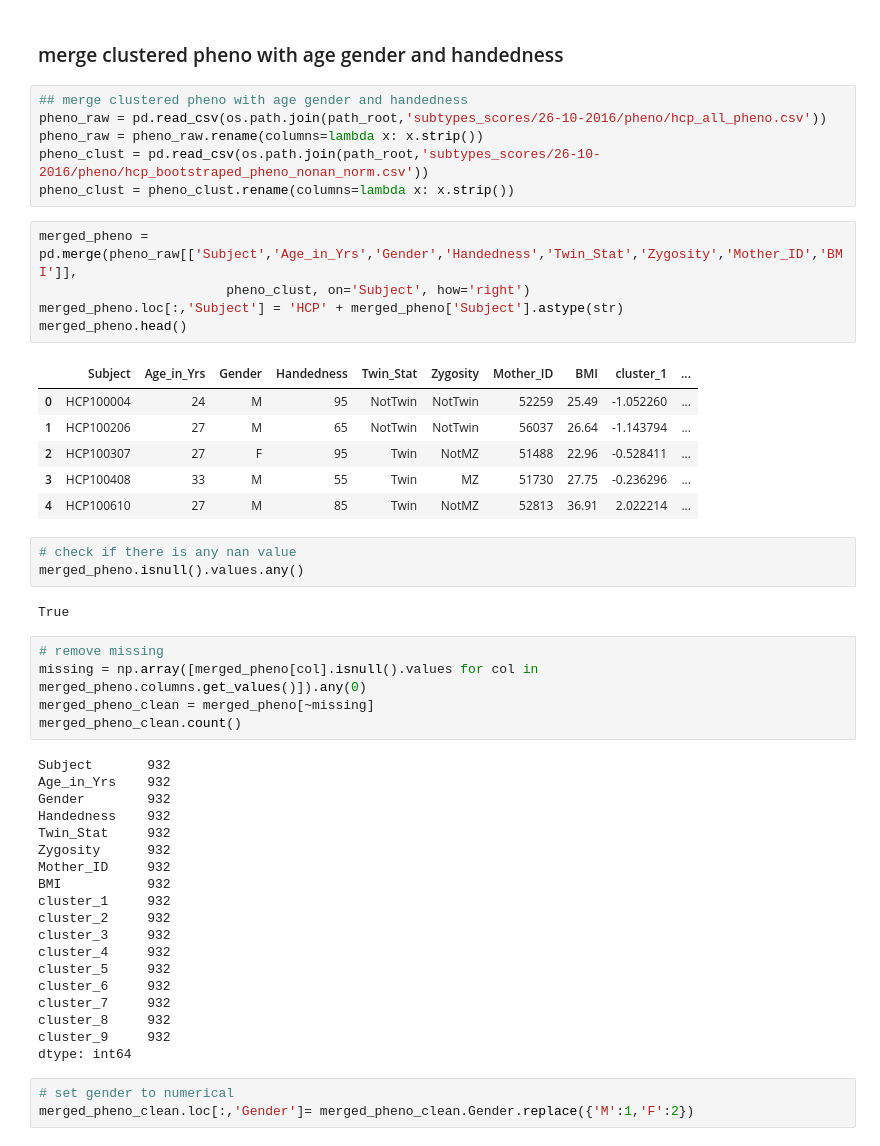
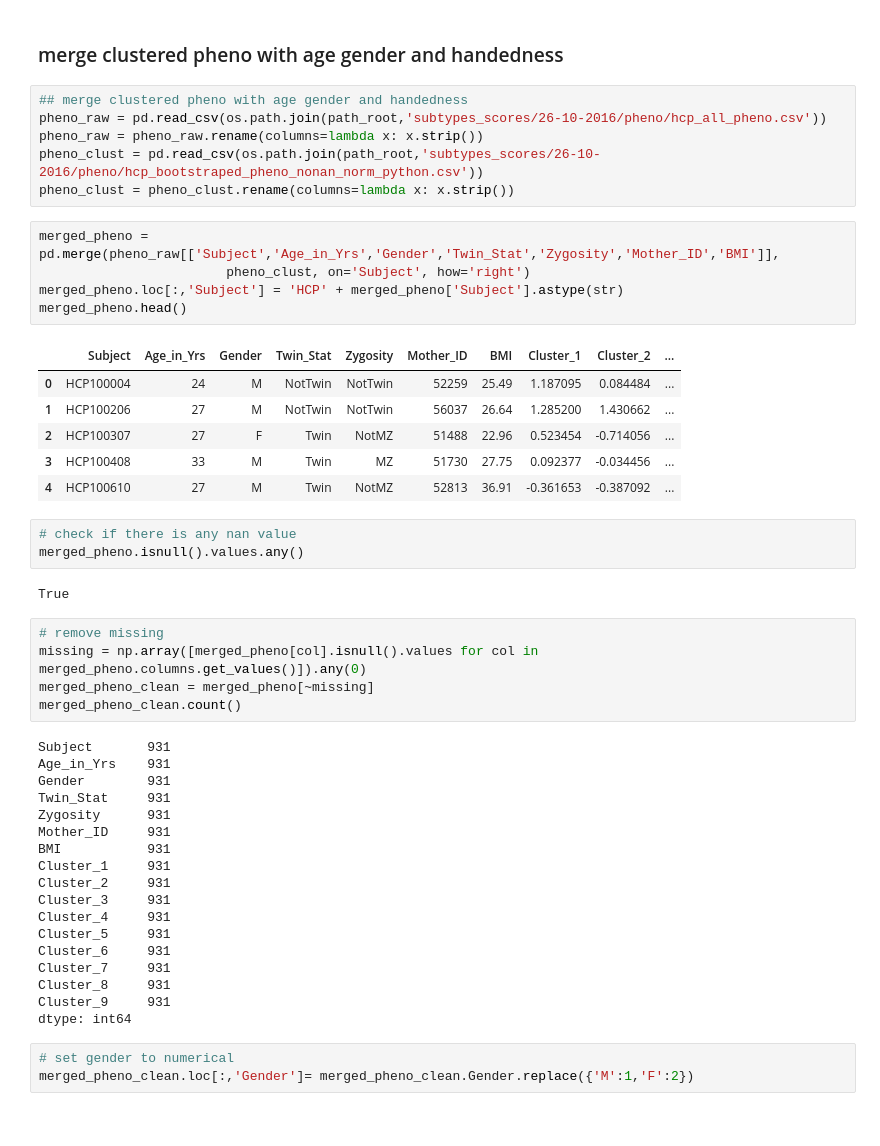
Before and after one commit to SIMEXP/hcp, a Jupyter notebook: hcp_build_phenotype_emotion.ipynb, the cells around one changed output. Cells and saved outputs as stored; diff of their text form.

```diff
--- a/hcp_build_phenotype_emotion.ipynb
+++ b/hcp_build_phenotype_emotion.ipynb
@@ -212,20 +212,20 @@ sns.jointplot(x="FD_RL", y="FD_LR", data=merged_scrub_RL_LR_subset,kind="reg");
 ## merge clustered pheno with age gender and handedness
 pheno_raw = pd.read_csv(os.path.join(path_root,'subtypes_scores/26-10-2016/pheno/hcp_all_pheno.csv'))
 pheno_raw = pheno_raw.rename(columns=lambda x: x.strip())
-pheno_clust = pd.read_csv(os.path.join(path_root,'subtypes_scores/26-10-2016/pheno/hcp_bootstraped_pheno_nonan_norm.csv'))
+pheno_clust = pd.read_csv(os.path.join(path_root,'subtypes_scores/26-10-2016/pheno/hcp_bootstraped_pheno_nonan_norm_python.csv'))
 pheno_clust = pheno_clust.rename(columns=lambda x: x.strip())
 # %%
-merged_pheno = pd.merge(pheno_raw[['Subject','Age_in_Yrs','Gender','Handedness','Twin_Stat','Zygosity','Mother_ID','BMI']],
+merged_pheno = pd.merge(pheno_raw[['Subject','Age_in_Yrs','Gender','Twin_Stat','Zygosity','Mother_ID','BMI']],
                         pheno_clust, on='Subject', how='right')
 merged_pheno.loc[:,'Subject'] = 'HCP' + merged_pheno['Subject'].astype(str)
 merged_pheno.head()
 # %% [output]
-|  | Subject | Age_in_Yrs | Gender | Handedness | Twin_Stat | Zygosity | Mother_ID | BMI | cluster_1 | ... |
-| 0 | HCP100004 | 24 | M | 95 | NotTwin | NotTwin | 52259 | 25.49 | -1.052260 | ... |
-| 1 | HCP100206 | 27 | M | 65 | NotTwin | NotTwin | 56037 | 26.64 | -1.143794 | ... |
-| 2 | HCP100307 | 27 | F | 95 | Twin | NotMZ | 51488 | 22.96 | -0.528411 | ... |
-| 3 | HCP100408 | 33 | M | 55 | Twin | MZ | 51730 | 27.75 | -0.236296 | ... |
-| 4 | HCP100610 | 27 | M | 85 | Twin | NotMZ | 52813 | 36.91 | 2.022214 | ... |
+|  | Subject | Age_in_Yrs | Gender | Twin_Stat | Zygosity | Mother_ID | BMI | Cluster_1 | Cluster_2 | ... |
+| 0 | HCP100004 | 24 | M | NotTwin | NotTwin | 52259 | 25.49 | 1.187095 | 0.084484 | ... |
+| 1 | HCP100206 | 27 | M | NotTwin | NotTwin | 56037 | 26.64 | 1.285200 | 1.430662 | ... |
+| 2 | HCP100307 | 27 | F | Twin | NotMZ | 51488 | 22.96 | 0.523454 | -0.714056 | ... |
+| 3 | HCP100408 | 33 | M | Twin | MZ | 51730 | 27.75 | 0.092377 | -0.034456 | ... |
+| 4 | HCP100610 | 27 | M | Twin | NotMZ | 52813 | 36.91 | -0.361653 | -0.387092 | ... |
 # %%
 # check if there is any nan value
 merged_pheno.isnull().values.any()
@@ -237,23 +237,22 @@ missing = np.array([merged_pheno[col].isnull().values for col in merged_pheno.co
 merged_pheno_clean = merged_pheno[~missing]
 merged_pheno_clean.count()
 # %% [output]
-Subject       932
-Age_in_Yrs    932
-Gender        932
-Handedness    932
-Twin_Stat     932
-Zygosity      932
-Mother_ID     932
-BMI           932
-cluster_1     932
-cluster_2     932
-cluster_3     932
-cluster_4     932
-cluster_5     932
-cluster_6     932
-cluster_7     932
-cluster_8     932
-cluster_9     932
+Subject       931
+Age_in_Yrs    931
+Gender        931
+Twin_Stat     931
+Zygosity      931
+Mother_ID     931
+BMI           931
+Cluster_1     931
+Cluster_2     931
+Cluster_3     931
+Cluster_4     931
+Cluster_5     931
+Cluster_6     931
+Cluster_7     931
+Cluster_8     931
+Cluster_9     931
 dtype: int64
 # %%
 # set gender to numerical
```
Also changed, not shown: parts of 4 cells of this notebook, 9 other files.
